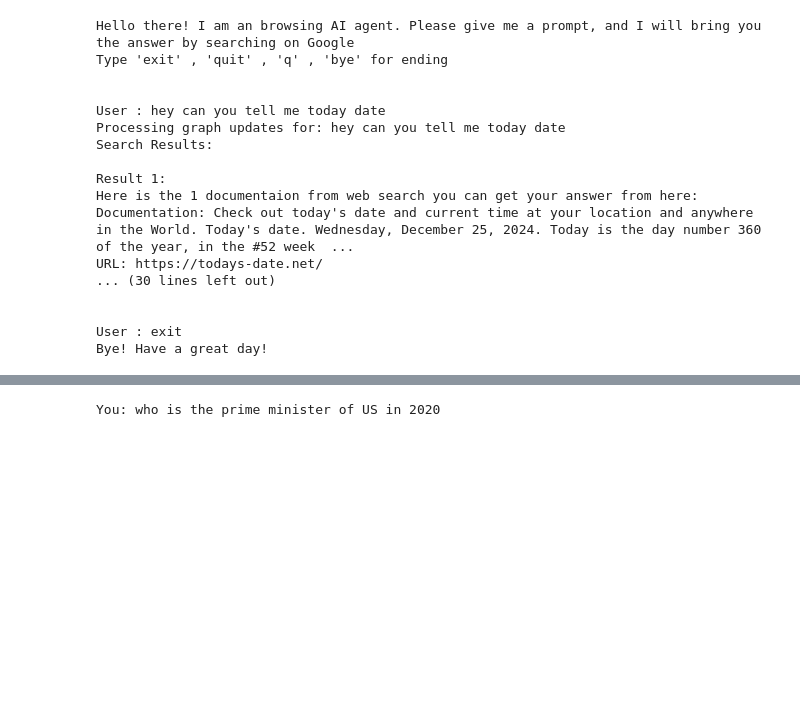
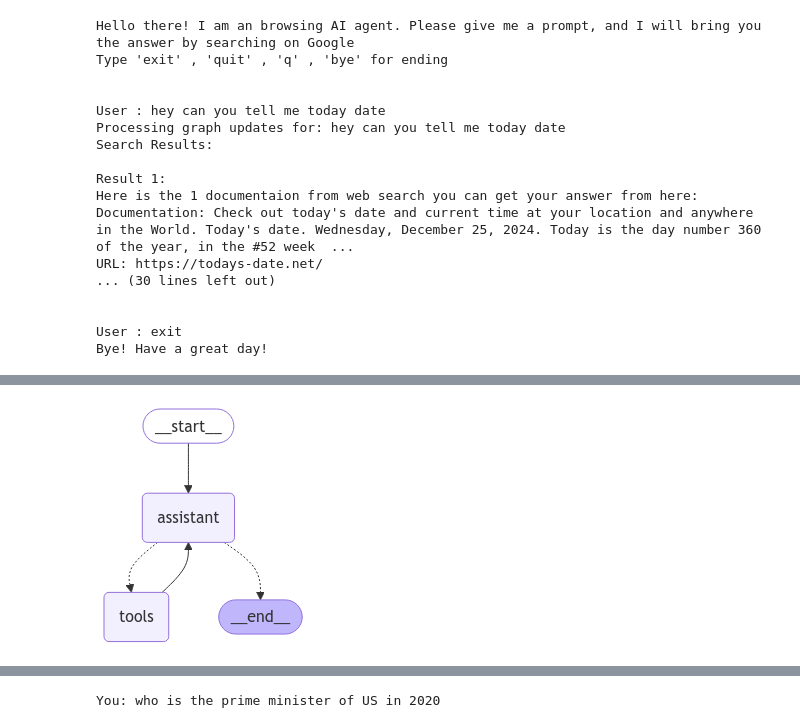
Before and after one commit to Syed-Raza-Ali/Browsing_AI_Agent, a Jupyter notebook: Browsing_Agent.ipynb, the cells around one changed output, grey strips where cells are left out. Saved outputs shown, nothing was run; the diff lists cells and outputs as text; code cells hidden in the pictures; blank space fills up the shorter version.

```diff
--- a/Browsing_Agent.ipynb
+++ b/Browsing_Agent.ipynb
@@ -110,0 +174,39 @@ Bye! Have a great day!
+# %%
+from langgraph.graph import MessagesState
+from langchain_core.messages import HumanMessage, SystemMessage
+
+# System message
+sys_msg = SystemMessage(content="You are a helpful assistant tasked with performing realtime searching using tavily ")
+
+# Node
+def assistant(state: MessagesState) -> MessagesState:
+   return {"messages": [llm_with_tools.invoke([sys_msg] + state["messages"])]}
+# %%
+from langgraph.graph import START, StateGraph
+from langgraph.prebuilt import tools_condition
+from langgraph.prebuilt import ToolNode
+from IPython.display import Image, display
+from langgraph.graph.state import CompiledStateGraph
+
+# Graph
+builder: StateGraph = StateGraph(MessagesState)
+
+# Define nodes: these do the work
+builder.add_node("assistant", assistant)
+builder.add_node("tools", ToolNode(tools))
+
+# Define edges: these determine how the control flow moves
+builder.add_edge(START, "assistant")
+builder.add_conditional_edges(
+    "assistant",
+    # If the latest message (result) from assistant is a tool call -> tools_condition routes to tools
+    # If the latest message (result) from assistant is a not a tool call -> tools_condition routes to END
+    tools_condition,
+)
+builder.add_edge("tools", "assistant")
+react_graph: CompiledStateGraph = builder.compile()
+
+# Show
+display(Image(react_graph.get_graph(xray=True).draw_mermaid_png()))
+# %% [output]
+[figure, added]
```
Also changed, not shown: parts of 3 cells of this notebook.
